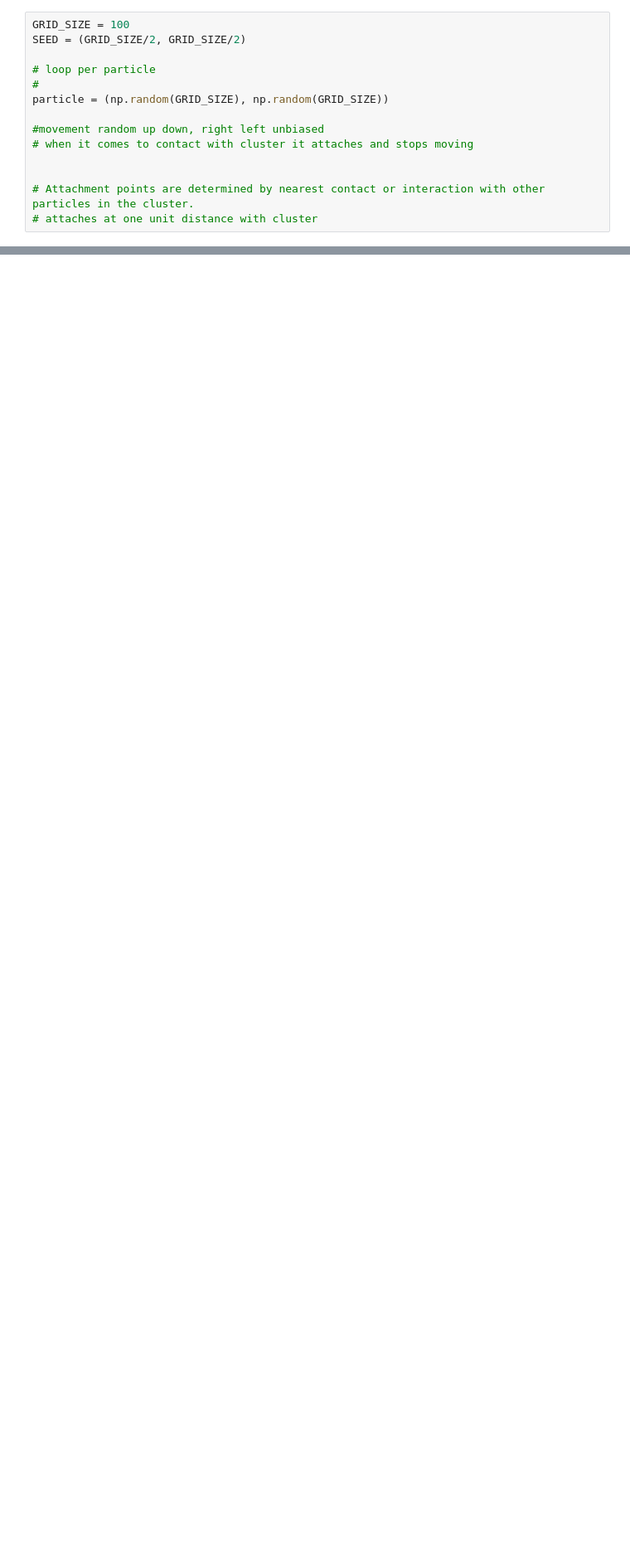
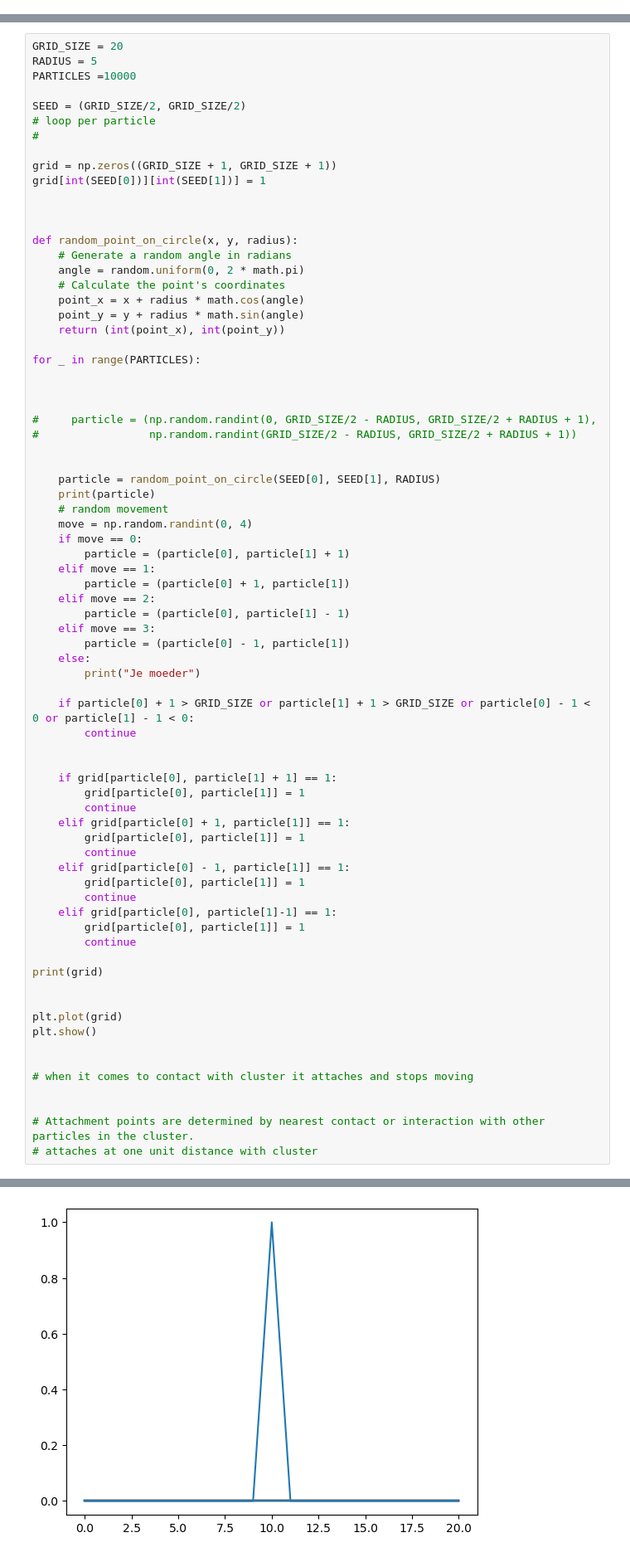
Before and after one commit to SaraStoof/PCS, a Jupyter notebook: dla_examp.ipynb, the cells around one changed output, grey strips where cells are left out. Shown: that part at 83% size. Drawn from its saved outputs; the diff is of its cells as text; blank space fills up the shorter version.

```diff
--- a/dla_examp.ipynb
+++ b/dla_examp.ipynb
@@ -6,14 +6,0 @@ import matplotlib
-# %%
-GRID_SIZE = 100
-SEED = (GRID_SIZE/2, GRID_SIZE/2)
-
-# loop per particle
-#
-particle = (np.random(GRID_SIZE), np.random(GRID_SIZE))
-
-#movement random up down, right left unbiased
-# when it comes to contact with cluster it attaches and stops moving
-
-
-# Attachment points are determined by nearest contact or interaction with other particles in the cluster.
-# attaches at one unit distance with cluster
@@ -22,0 +7,75 @@ particle = (np.random(GRID_SIZE), np.random(GRID_SIZE))
+# %%
+GRID_SIZE = 20
+RADIUS = 5
+PARTICLES =10000
+
+SEED = (GRID_SIZE/2, GRID_SIZE/2)
+# loop per particle
+#
+
+grid = np.zeros((GRID_SIZE + 1, GRID_SIZE + 1))
+grid[int(SEED[0])][int(SEED[1])] = 1
+
+
+
+def random_point_on_circle(x, y, radius):
+    # Generate a random angle in radians
+    angle = random.uniform(0, 2 * math.pi)
+    # Calculate the point's coordinates
+    point_x = x + radius * math.cos(angle)
+    point_y = y + radius * math.sin(angle)
+    return (int(point_x), int(point_y))
+
+for _ in range(PARTICLES):
+
+
+
+#     particle = (np.random.randint(0, GRID_SIZE/2 - RADIUS, GRID_SIZE/2 + RADIUS + 1),
+#                 np.random.randint(GRID_SIZE/2 - RADIUS, GRID_SIZE/2 + RADIUS + 1))
+
+
+    particle = random_point_on_circle(SEED[0], SEED[1], RADIUS)
+    print(particle)
+    # random movement
+    move = np.random.randint(0, 4)
+    if move == 0:
+        particle = (particle[0], particle[1] + 1)
+    elif move == 1:
+        particle = (particle[0] + 1, particle[1])
+    elif move == 2:
+        particle = (particle[0], particle[1] - 1)
+    elif move == 3:
+        particle = (particle[0] - 1, particle[1])
+    else:
+        print("Je moeder")
+
+    if particle[0] + 1 > GRID_SIZE or particle[1] + 1 > GRID_SIZE or particle[0] - 1 < 0 or particle[1] - 1 < 0:
+        continue
+
+
+    if grid[particle[0], particle[1] + 1] == 1:
+        grid[particle[0], particle[1]] = 1
+        continue
+    elif grid[particle[0] + 1, particle[1]] == 1:
+        grid[particle[0], particle[1]] = 1
+        continue
+    elif grid[particle[0] - 1, particle[1]] == 1:
+        grid[particle[0], particle[1]] = 1
+        continue
+    elif grid[particle[0], particle[1]-1] == 1:
+        grid[particle[0], particle[1]] = 1
+        continue
+
+print(grid)
+
+
+plt.plot(grid)
+plt.show()
+
+
+# when it comes to contact with cluster it attaches and stops moving
+
+
+# Attachment points are determined by nearest contact or interaction with other particles in the cluster.
+# attaches at one unit distance with cluster
+# %% [output]
@@ -22,0 +99 @@ particle = (np.random(GRID_SIZE), np.random(GRID_SIZE))
+[figure, added]
```
Also changed, not shown: parts of 4 cells of this notebook.
